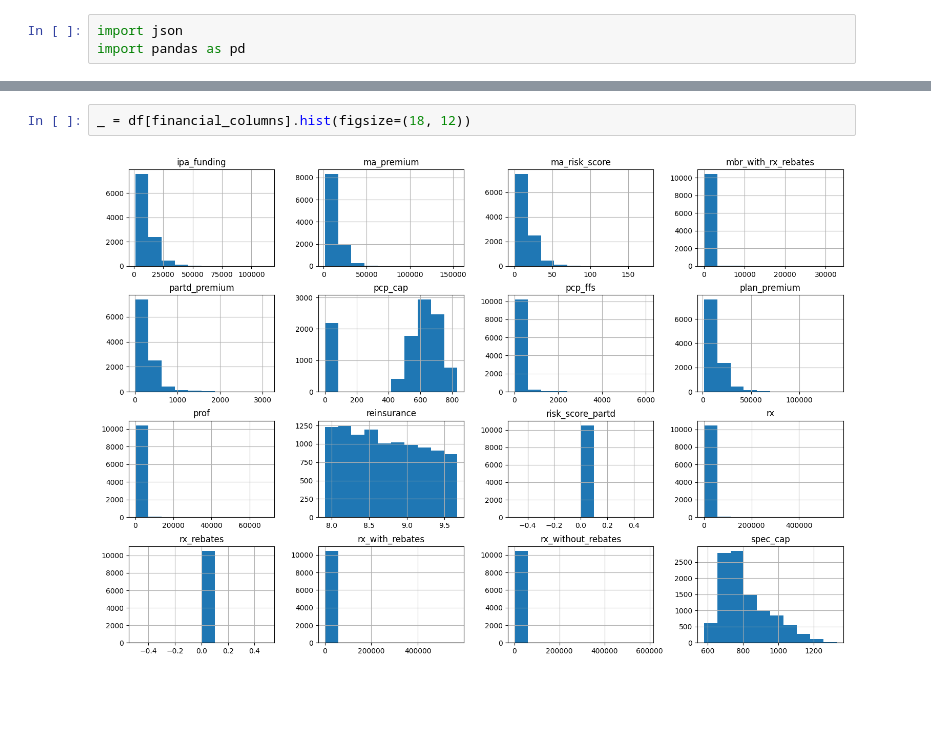
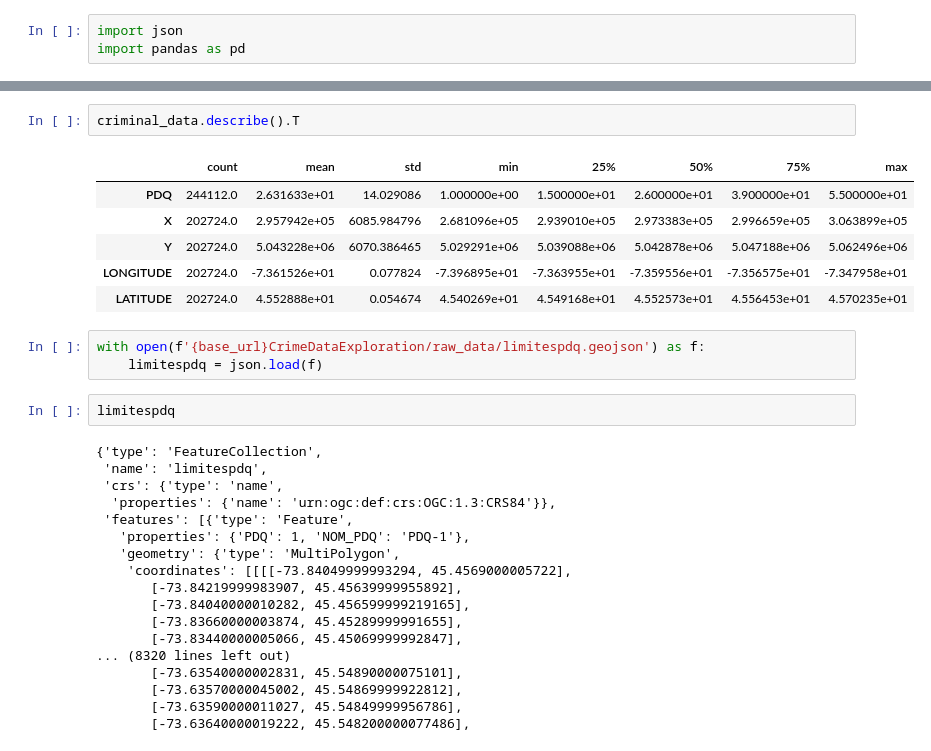
Before and after one commit to palashbadjatya01/DataExplorationProjects, a Jupyter notebook: CrimeDataExploration/data_exploration.ipynb, the cells around one changed output, grey strips where cells are left out. Drawn from its saved outputs; the diff is of its cells as text; blank space fills up the shorter version.

```diff
--- a/CrimeDataExploration/data_exploration.ipynb
+++ b/CrimeDataExploration/data_exploration.ipynb
@@ -168,4 +69,32 @@ for i, financial_column in enumerate(financial_columns):
-# %%
-_ = df[financial_columns].hist(figsize=(18, 12))
-# %% [output]
-[figure, removed]
+# %%
+criminal_data.describe().T
+# %% [output]
+|  | count | mean | std | min | 25% | 50% | 75% | max |
+| PDQ | 244112.0 | 2.631633e+01 | 14.029086 | 1.000000e+00 | 1.500000e+01 | 2.600000e+01 | 3.900000e+01 | 5.500000e+01 |
+| X | 202724.0 | 2.957942e+05 | 6085.984796 | 2.681096e+05 | 2.939010e+05 | 2.973383e+05 | 2.996659e+05 | 3.063899e+05 |
+| Y | 202724.0 | 5.043228e+06 | 6070.386465 | 5.029291e+06 | 5.039088e+06 | 5.042878e+06 | 5.047188e+06 | 5.062496e+06 |
+| LONGITUDE | 202724.0 | -7.361526e+01 | 0.077824 | -7.396895e+01 | -7.363955e+01 | -7.359556e+01 | -7.356575e+01 | -7.347958e+01 |
+| LATITUDE | 202724.0 | 4.552888e+01 | 0.054674 | 4.540269e+01 | 4.549168e+01 | 4.552573e+01 | 4.556453e+01 | 4.570235e+01 |
+# %%
+with open(f'{base_url}CrimeDataExploration/raw_data/limitespdq.geojson') as f:
+    limitespdq = json.load(f)
+# %%
+limitespdq
+# %% [output]
+{'type': 'FeatureCollection',
+ 'name': 'limitespdq',
+ 'crs': {'type': 'name',
+  'properties': {'name': 'urn:ogc:def:crs:OGC:1.3:CRS84'}},
+ 'features': [{'type': 'Feature',
+   'properties': {'PDQ': 1, 'NOM_PDQ': 'PDQ-1'},
+   'geometry': {'type': 'MultiPolygon',
+    'coordinates': [[[[-73.84049999993294, 45.4569000005722],
+       [-73.84219999983907, 45.45639999955892],
+       [-73.84040000010282, 45.456599999219165],
+       [-73.83660000003874, 45.45289999991655],
+       [-73.83440000005066, 45.45069999992847],
+... (8320 lines left out)
+       [-73.63540000002831, 45.54890000075101],
+       [-73.63570000045002, 45.54869999922812],
+       [-73.63590000011027, 45.54849999956786],
+       [-73.63640000019222, 45.548200000077486],
```
Also changed, not shown: parts of 13 cells of this notebook.
